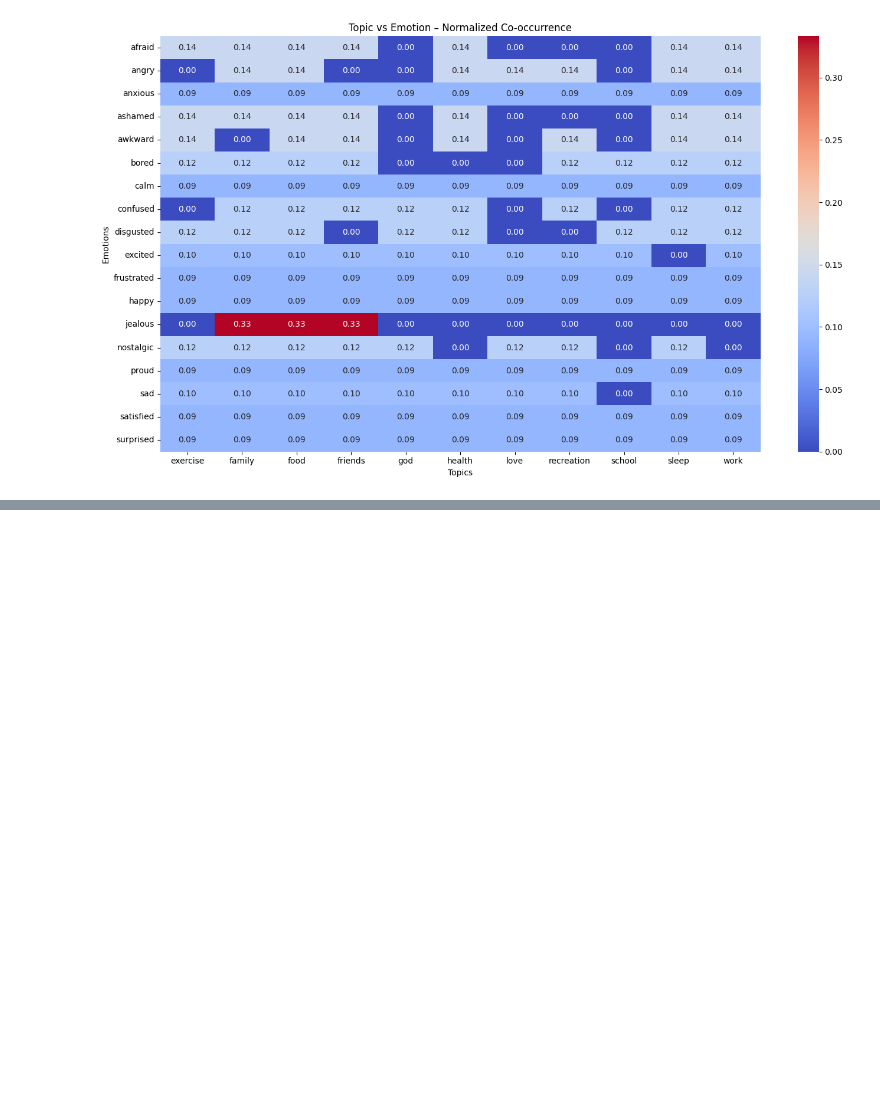
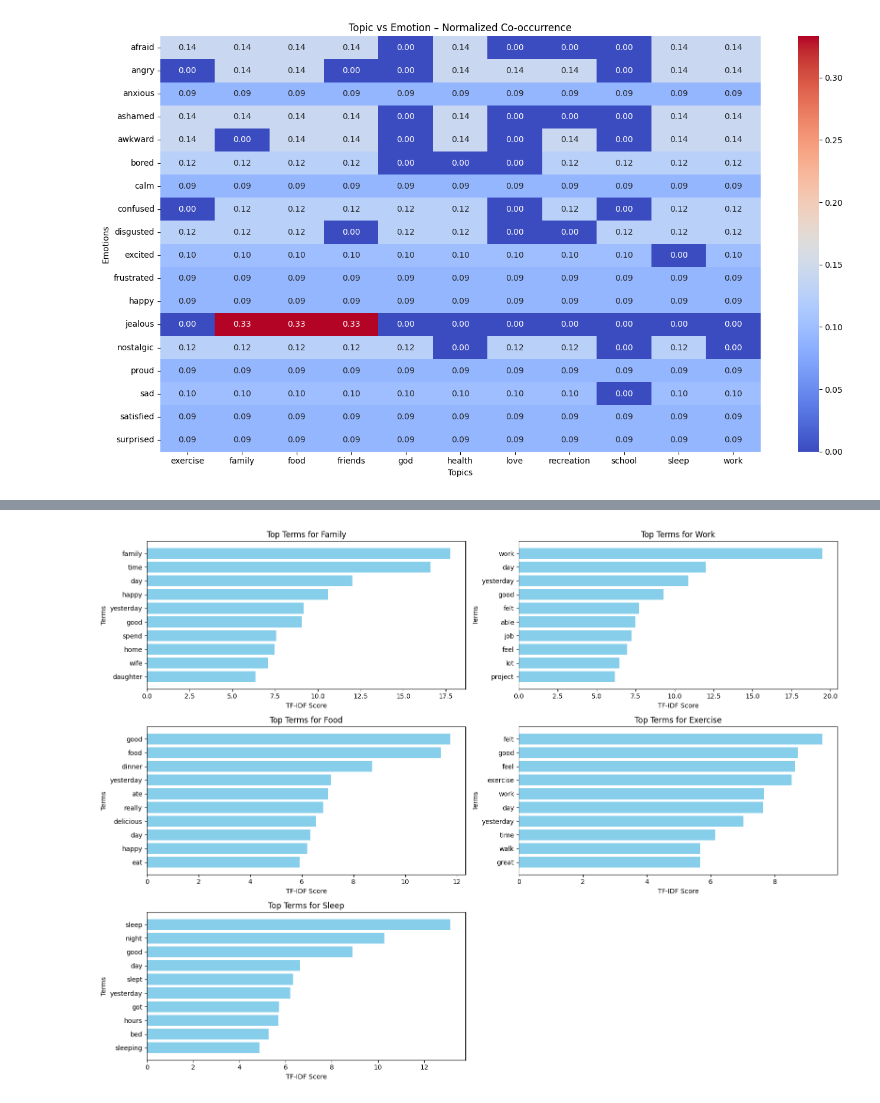
Before and after one commit to Jameshillers/ANN_final, a Jupyter notebook: topic_emotion_correlation.ipynb, the cells around one changed output, grey strips where cells are left out. Saved outputs shown, nothing was run; the diff lists cells and outputs as text; code cells hidden in the pictures; blank space fills up the shorter version.

```diff
--- a/topic_emotion_correlation.ipynb
+++ b/topic_emotion_correlation.ipynb
@@ -38,0 +174,49 @@ plt.show()
+# %%
+import pandas as pd
+from sklearn.feature_extraction.text import CountVectorizer, TfidfTransformer
+import matplotlib.pyplot as plt
+
+topic_cols = ["exercise", "family", "food", "friends", "god", "health", "love",
+              "recreation", "school", "sleep", "work"]
+
+top_topics = df[topic_cols].sum().sort_values(ascending=False).head(5).index
+journal_entries = df['journal']
+topic_filtered_entries = {
+    topic: journal_entries[df[topic] == True] for topic in top_topics
+}
+
+def get_top_terms(entries, top_n=10):
+    vectorizer = CountVectorizer(stop_words='english')
+    term_matrix = vectorizer.fit_transform(entries.dropna())
+
+    tfidf_transformer = TfidfTransformer()
+    tfidf_matrix = tfidf_transformer.fit_transform(term_matrix)
+
+    term_scores = tfidf_matrix.sum(axis=0).A1
+    terms = vectorizer.get_feature_names_out()
+
+    term_scores_df = pd.DataFrame({'term': terms, 'score': term_scores})
+    return term_scores_df.sort_values(by='score', ascending=False).head(top_n)
+
+top_terms_per_topic = {
+    topic: get_top_terms(entries) for topic, entries in topic_filtered_entries.items()
+}
+
+fig, axes = plt.subplots(3, 2, figsize=(16, 12))
+axes = axes.flatten()
+
+for idx, (topic, terms) in enumerate(top_terms_per_topic.items()):
+    ax = axes[idx]
+    ax.barh(terms['term'], terms['score'], color='skyblue')
+    ax.set_title(f"Top Terms for {topic.capitalize()}")
+    ax.set_xlabel("TF-IDF Score")
+    ax.set_ylabel("Terms")
+    ax.invert_yaxis()
+
+for ax in axes[len(top_terms_per_topic):]:
+    fig.delaxes(ax)
+
+plt.tight_layout()
+plt.show()
+# %% [output]
+[figure, added]
```
Also changed, not shown: parts of 5 cells of this notebook, 2 other files.
